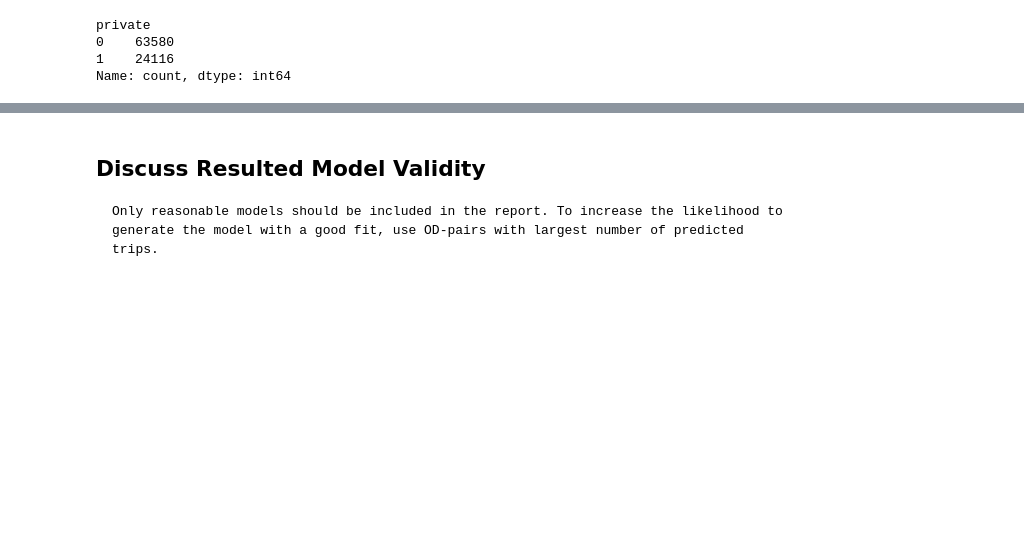
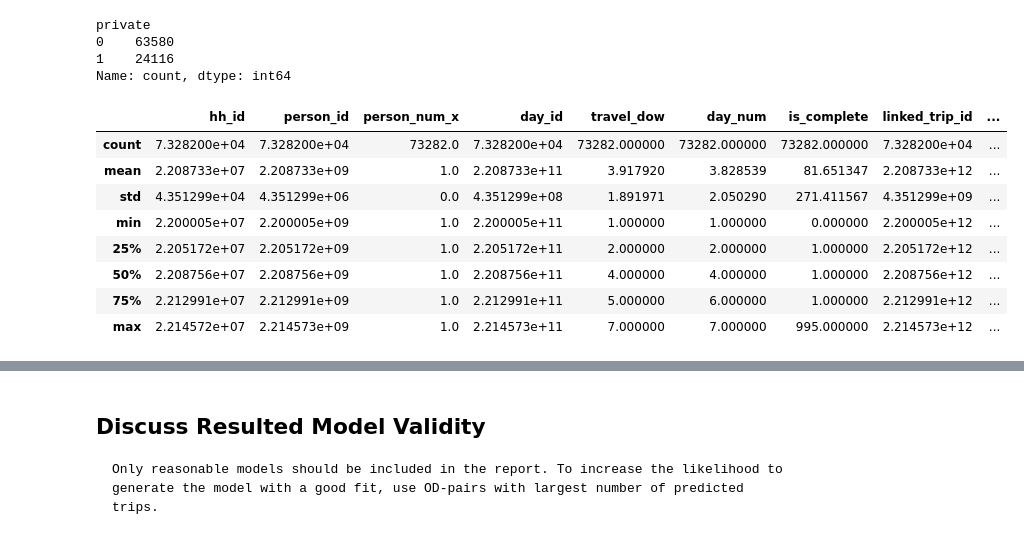
Before and after one commit to WenlongL1/CIE-539-Project, a Jupyter notebook: part4.ipynb, the cells around one changed output, grey strips where cells are left out. Cells and saved outputs as stored; diff of their text form; code cells hidden in the pictures; blank space fills up the shorter version.

```diff
--- a/part4.ipynb
+++ b/part4.ipynb
@@ -125 +136,13 @@ dthp['vehicle_ava'] = 0
+# %%
+data_model_choice.describe()
+# %% [output]
+|  | hh_id | person_id | person_num_x | day_id | travel_dow | day_num | is_complete | linked_trip_id | ... |
+| count | 7.328200e+04 | 7.328200e+04 | 73282.0 | 7.328200e+04 | 73282.000000 | 73282.000000 | 73282.000000 | 7.328200e+04 | ... |
+| mean | 2.208733e+07 | 2.208733e+09 | 1.0 | 2.208733e+11 | 3.917920 | 3.828539 | 81.651347 | 2.208733e+12 | ... |
+| std | 4.351299e+04 | 4.351299e+06 | 0.0 | 4.351299e+08 | 1.891971 | 2.050290 | 271.411567 | 4.351299e+09 | ... |
+| min | 2.200005e+07 | 2.200005e+09 | 1.0 | 2.200005e+11 | 1.000000 | 1.000000 | 0.000000 | 2.200005e+12 | ... |
+| 25% | 2.205172e+07 | 2.205172e+09 | 1.0 | 2.205172e+11 | 2.000000 | 2.000000 | 1.000000 | 2.205172e+12 | ... |
+| 50% | 2.208756e+07 | 2.208756e+09 | 1.0 | 2.208756e+11 | 4.000000 | 4.000000 | 1.000000 | 2.208756e+12 | ... |
+| 75% | 2.212991e+07 | 2.212991e+09 | 1.0 | 2.212991e+11 | 5.000000 | 6.000000 | 1.000000 | 2.212991e+12 | ... |
+| max | 2.214572e+07 | 2.214573e+09 | 1.0 | 2.214573e+11 | 7.000000 | 7.000000 | 995.000000 | 2.214573e+12 | ... |
 # %%
```
Also changed, not shown: parts of 18 cells of this notebook.
